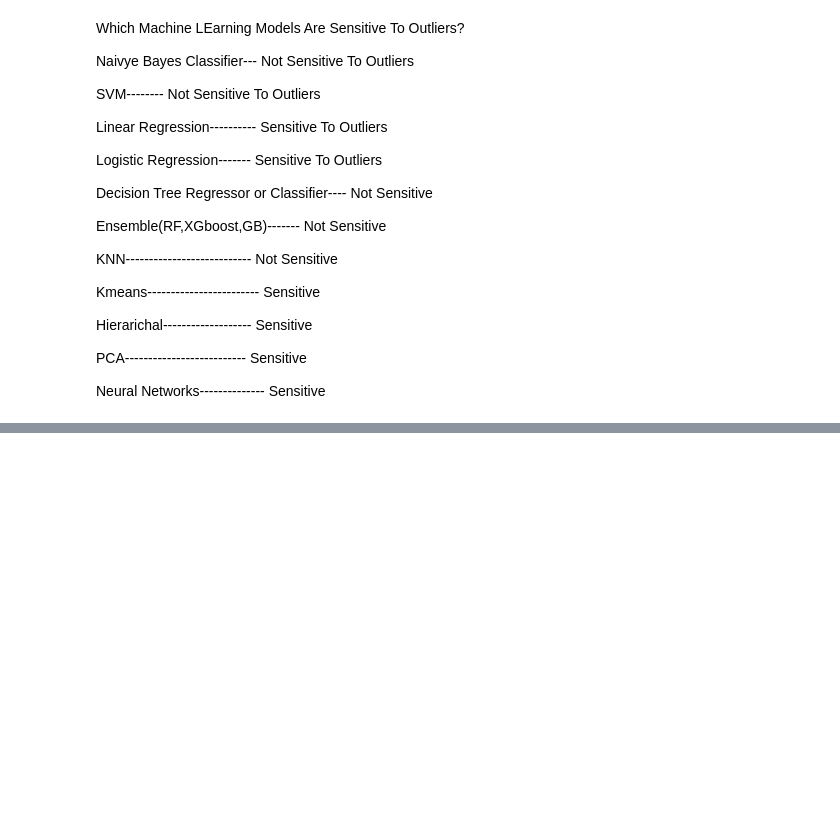
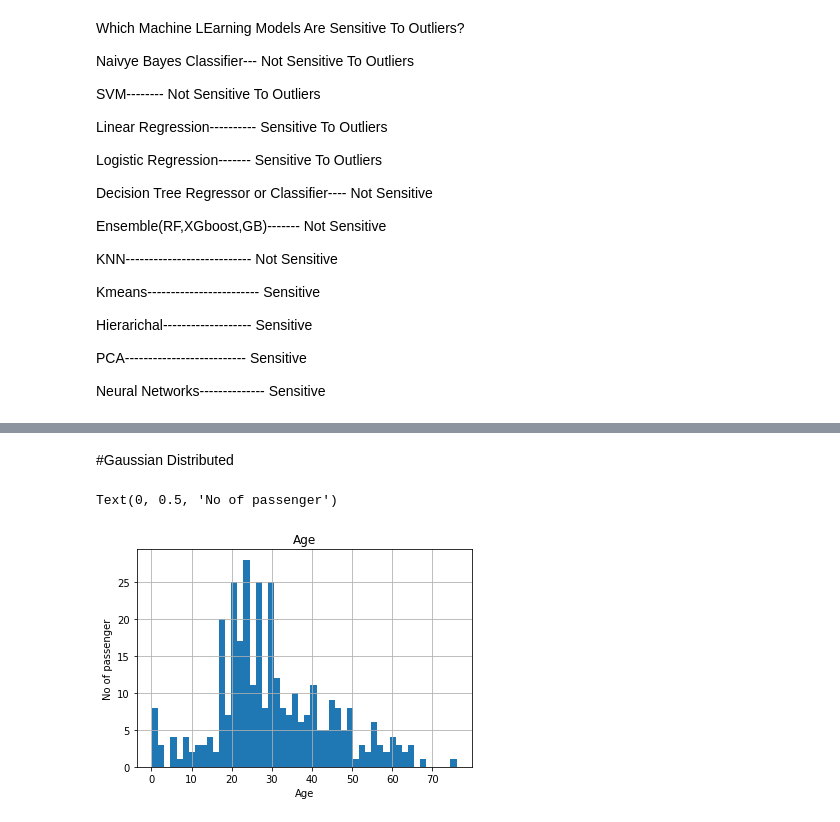
Before and after one commit to RahulDogra-92/Covid19-Data-Analysis-using-Folium-Map, a Jupyter notebook: How_to_fix_Outliers.ipynb, the cells around one changed output, grey strips where cells are left out. Saved outputs shown, nothing was run; the diff lists cells and outputs as text; code cells hidden in the pictures; blank space fills up the shorter version.

```diff
--- a/How_to_fix_Outliers.ipynb
+++ b/How_to_fix_Outliers.ipynb
@@ -224,0 +248,10 @@ Neural Networks-------------- Sensitive
+# %% [markdown]
+#Gaussian Distributed
+# %%
+figure=titanic.Age.hist(bins=50)
+figure.set_title('Age')
+figure.set_xlabel('Age')
+figure.set_ylabel('No of passenger')
+# %% [output]
+Text(0, 0.5, 'No of passenger')
+[figure, added]
```
Also changed, not shown: parts of 24 cells of this notebook.
